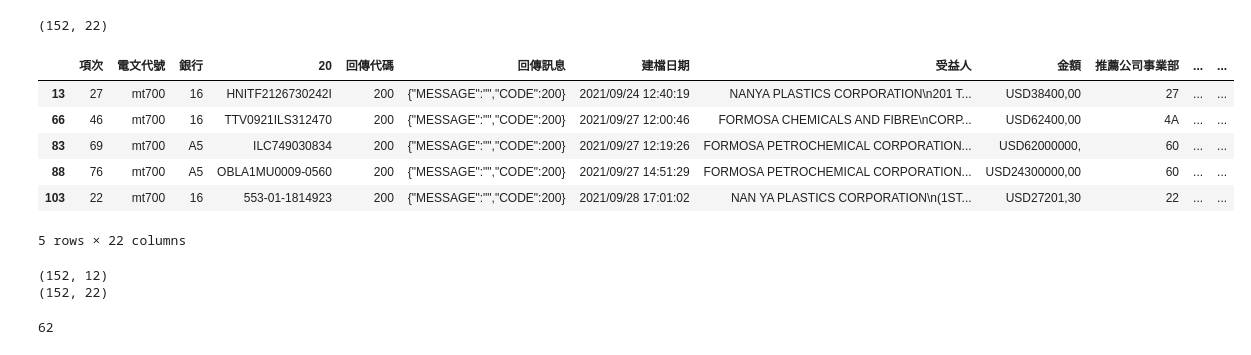
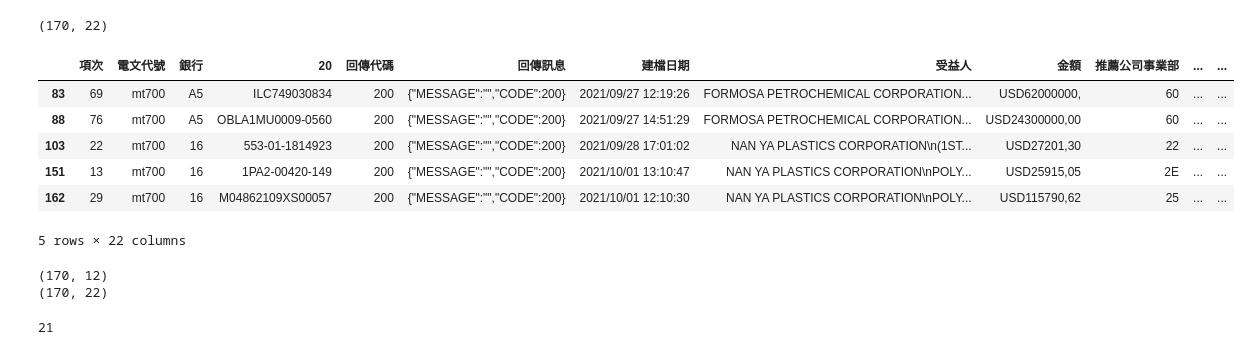
Before and after one commit to skywalker0803r/Letter-of-Credit-Intelligent-Auxiliary-Semantic-Analysis-System, a Jupyter notebook: notebook/測試結果debug.ipynb, the cells around one changed output. Saved outputs shown, nothing was run; the diff lists cells and outputs as text; code cells hidden in the pictures.

```diff
--- a/notebook/測試結果debug.ipynb
+++ b/notebook/測試結果debug.ipynb
@@ -1,7 +1,7 @@
 # %%
 import pandas as pd
 pd.set_option('display.max_rows', 500)
-df = pd.read_excel('../predict_result/0927到1210測試結果.xlsx').astype(str)
+df = pd.read_excel('../predict_result/0927到1230測試結果.xlsx').astype(str)
 print(df.columns)
 df = df.loc[df['錯誤原因']!='無錯誤',['45A','受益人','預測產品','預測產品使用方式','預測產品(取長度最長)','推薦公司事業部','根據產品預測代號','利用公司名稱預測公司代號',
 '集成預測代號','from','EXPNO','與前案一致']]
@@ -57,23 +51,23 @@ df.loc[df['預測產品使用方式']=='bert']
 # %%
-error_test = pd.read_csv('../data/測試數據/0927到1210.csv',index_col=0).reset_index(drop=True).loc[df.index]
+error_test = pd.read_csv('../data/測試數據/0927到1230.csv',index_col=0).reset_index(drop=True).loc[df.index]
 print(error_test.shape)
 error_test.head()
 # %% [output]
-(152, 22)
+(170, 22)
 |  | 項次 | 電文代號 | 銀行 | 20 | 回傳代碼 | 回傳訊息 | 建檔日期 | 受益人 | 金額 | 推薦公司事業部 | ... | ... |
-| 13 | 27 | mt700 | 16 | HNITF2126730242I | 200 | {"MESSAGE":"","CODE":200} | 2021/09/24 12:40:19 | NANYA PLASTICS CORPORATION\n201 T... | USD38400,00 | 27 | ... | ... |
-| 66 | 46 | mt700 | 16 | TTV0921ILS312470 | 200 | {"MESSAGE":"","CODE":200} | 2021/09/27 12:00:46 | FORMOSA CHEMICALS AND FIBRE\nCORP... | USD62400,00 | 4A | ... | ... |
 | 83 | 69 | mt700 | A5 | ILC749030834 | 200 | {"MESSAGE":"","CODE":200} | 2021/09/27 12:19:26 | FORMOSA PETROCHEMICAL CORPORATION... | USD62000000, | 60 | ... | ... |
 | 88 | 76 | mt700 | A5 | OBLA1MU0009-0560 | 200 | {"MESSAGE":"","CODE":200} | 2021/09/27 14:51:29 | FORMOSA PETROCHEMICAL CORPORATION... | USD24300000,00 | 60 | ... | ... |
 | 103 | 22 | mt700 | 16 | 553-01-1814923 | 200 | {"MESSAGE":"","CODE":200} | 2021/09/28 17:01:02 | NAN YA PLASTICS CORPORATION\n(1ST... | USD27201,30 | 22 | ... | ... |
+| 151 | 13 | mt700 | 16 | 1PA2-00420-149 | 200 | {"MESSAGE":"","CODE":200} | 2021/10/01 13:10:47 | NAN YA PLASTICS CORPORATION\nPOLY... | USD25915,05 | 2E | ... | ... |
+| 162 | 29 | mt700 | 16 | M04862109XS00057 | 200 | {"MESSAGE":"","CODE":200} | 2021/10/01 12:10:30 | NAN YA PLASTICS CORPORATION\nPOLY... | USD115790,62 | 25 | ... | ... |
 5 rows × 22 columns
 # %%
 error_test.to_csv('../data/測試數據/錯誤預測.csv')
 print(df.shape)
 print(error_test.shape)
 # %% [output]
-(152, 12)
-(152, 22)
+(170, 12)
+(170, 22)
 # %%
 idx_list = []
 for idx in df.index:
@@ -86,7 +80,7 @@ for idx in df.index:
         idx_list.append(idx)
 print(len(idx_list))
 # %% [output]
-62
+21
 # %%
 df = df.loc[idx_list]
 print(df.shape)
```
Also changed, not shown: parts of 4 cells of this notebook, 2 other files.
